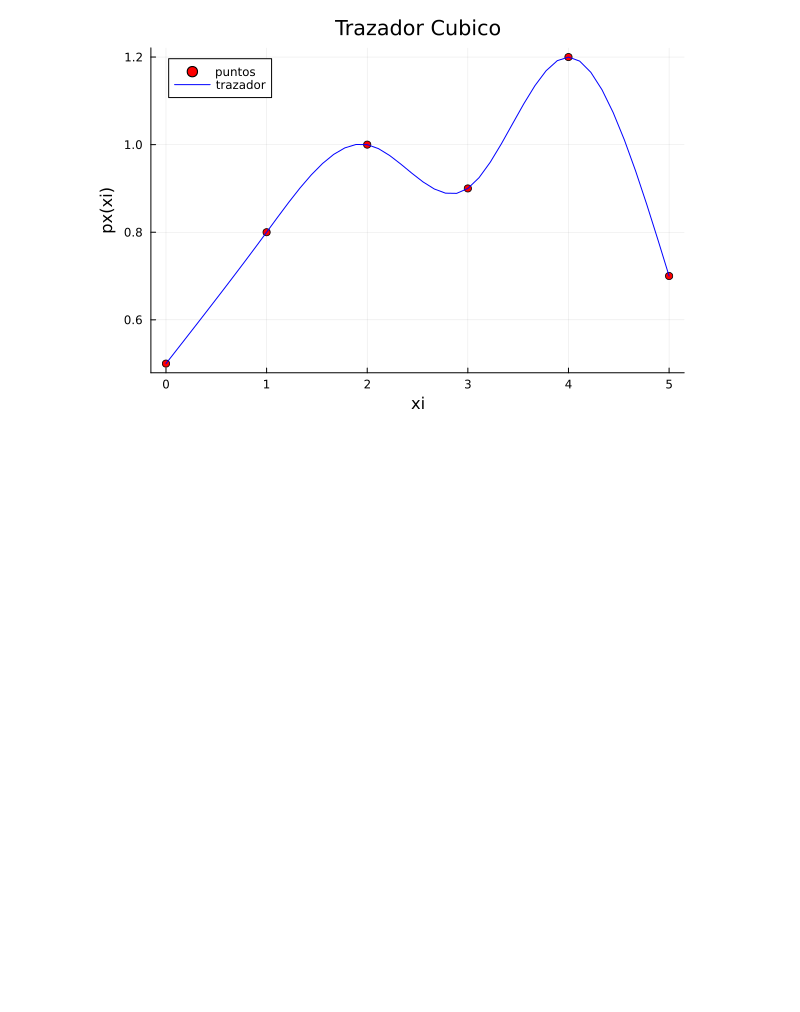
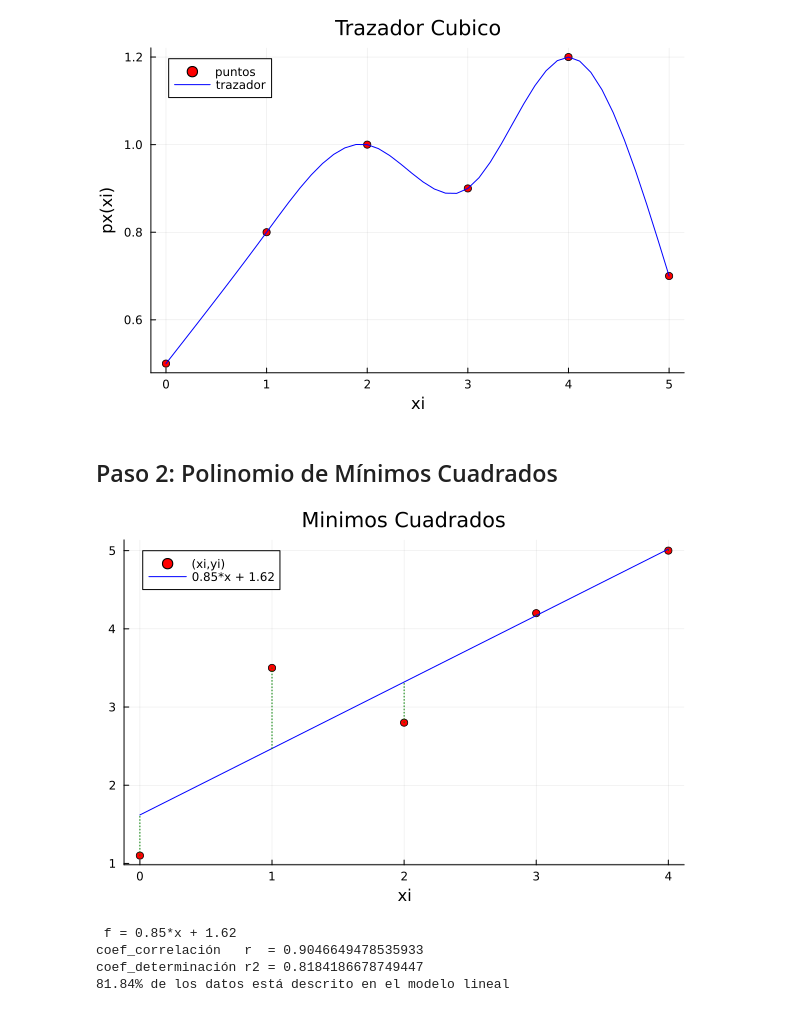
Before and after one commit to ElAdagioDeJP/Calculo_Numerico_Grupal, a Jupyter notebook: Roller_Coaster_Eval_3/Roller_coaster_Numerological.ipynb, the cells around one changed output. Cells and saved outputs as stored; diff of their text form; code cells hidden in the pictures; blank space fills up the shorter version.

```diff
--- a/Roller_Coaster_Eval_3/Roller_coaster_Numerological.ipynb
+++ b/Roller_Coaster_Eval_3/Roller_coaster_Numerological.ipynb
@@ -15,6 +15,7 @@ res = HTTP.get(url)
 json = JSON.parse(String(res.body))
 puntos_satelites = json["tle"]
 
+#Saco los datos del los CSV
 datos_1 = DataFrame(CSV.File("Puntos_1.csv"))
 datos_2 = DataFrame(CSV.File("Puntos_2.csv"))
 datos_3 = DataFrame(CSV.File("Puntos_3.csv"))
@@ -28,19 +29,27 @@ function Listador(data)
     end
     return matriz
 end
+
 #Datos para el paso 1
 matriz_1 = Listador(datos_1) # Cambiado a datos_3 para coincidir con el archivo activo
 #Datos para el paso 2
 matriz_2 = Listador(datos_2)
-#Datos para el paso 3
+#Datos para el paso 4
 matriz_3 = Listador(datos_3)
 
+
+#Datos para el paso 1
 xi_1 = matriz_1[1]
 yi_1 = matriz_1[2]
 linespace = matriz_1[3]
 linespace_1 = linespace[1:end-3]
-print(xi_1)
-print(yi_1)
+
+#Datos para el paso 2
+xi_2 = matriz_2[1]
+yi_2 = matriz_2[2]
+linespace = matriz_2[3]
+linespace_2 = linespace[1:end-2]
+
 
 print("Datos obtenidos de forma correcta")
 # %% [output]
@@ -167,3 +176,68 @@ Polinomios por tramos:
  x = [4.0, 5.0]
 0.248325358851675*x^3 - 3.72488038277512*x^2 + 17.8760765550239*x - 26.599043062201
 [figure]
+# %% [markdown]
+## Paso 2: Polinomio de Mínimos Cuadrados
+# %%
+using Plots
+using Statistics
+using SymPy
+
+n = length(xi_2)
+
+xm = mean(xi_2)
+ym = mean(yi_2)
+sx = sum(xi_2)
+sy = sum(yi_2)
+sxy = sum(xi_2 .* yi_2)
+sx2 = sum(xi_2 .^ 2)
+sy2 = sum(yi_2 .^ 2)
+
+
+a1 = (n * sxy - sx * sy) / (n * sx2 - sx^2)
+a0 = ym - a1 * xm
+
+# polinomio grado 1
+x = Sym("x")
+f = a0 + a1 * x
+
+fx = lambdify(f, [x])
+
+fi = fx.(xi_2)
+
+# coeficiente de correlación
+numerador = n * sxy - sx * sy
+raiz1 = sqrt(n * sx2 - sx^2)
+raiz2 = sqrt(n * sy2 - sy^2)
+r = numerador / (raiz1 * raiz2)
+
+# coeficiente de determinacion
+r2 = r^2
+r2_porcentaje = round(r2 * 100, digits=2)
+
+# SALIDA
+println(" f = ", f)
+println("coef_correlación   r  = ", r)
+println("coef_determinación r2 = ", r2)
+println(r2_porcentaje, "% de los datos está descrito en el modelo lineal")
+
+# grafica
+scatter(xi_2, yi_2, label="(xi,yi)", color=:red)
+plot!(xi_2, fi, color=:blue, label=f, legend=:topleft)
+
+# lineas de error
+for i in 1:n
+    y0 = min(yi_2[i], fi[i])
+    y1 = max(yi_2[i], fi[i])
+    plot!([xi_2[i], xi_2[i]], [y0, y1], color=:green, linestyle=:dot, label="")
+end
+
+xlabel!("xi")
+title!("Minimos Cuadrados")
+display(plot!())
+# %% [output]
+[figure, added]
+ f = 0.85*x + 1.62
+coef_correlación   r  = 0.9046649478535933
+coef_determinación r2 = 0.8184186678749447
+81.84% de los datos está descrito en el modelo lineal
```
Also changed, not shown: parts of 1 cell of this notebook.
